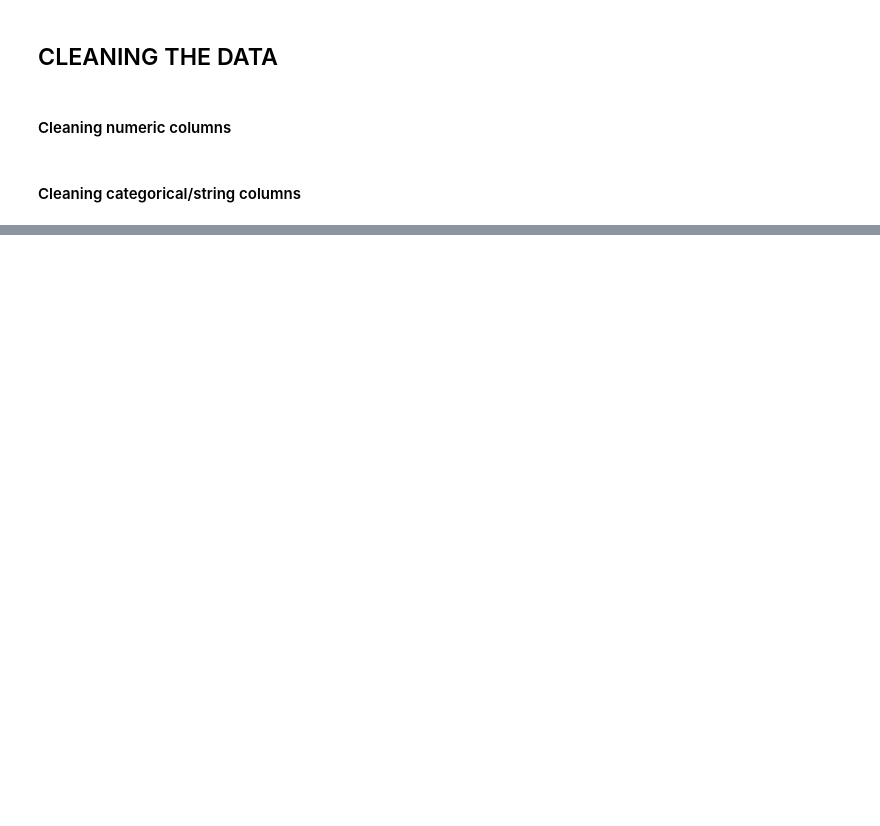
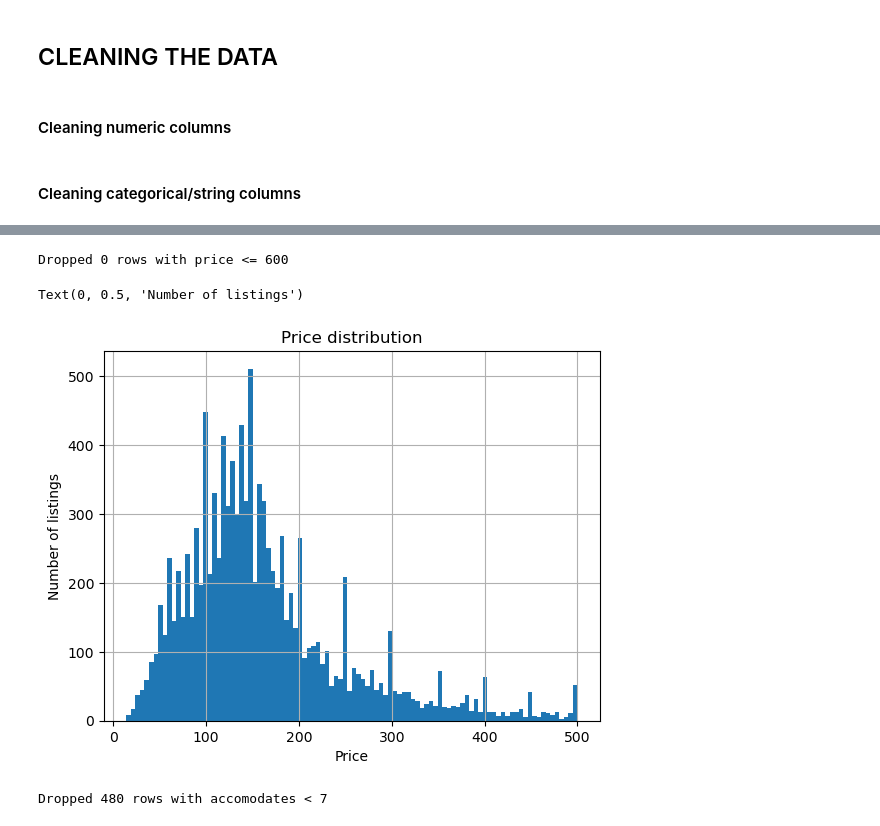
Before and after one commit to szilvasipeter2000/Data-Analysis-3, a Jupyter notebook: assignment-2/assignment2-working.ipynb, the cells around one changed output, grey strips where cells are left out. Drawn from its saved outputs; the diff is of its cells as text; code cells hidden in the pictures; blank space fills up the shorter version.

Commit message:
finished cleaning, started eda

```diff
--- a/assignment-2/assignment2-working.ipynb
+++ b/assignment-2/assignment2-working.ipynb
@@ -174,0 +145,6 @@ unique_amenities
+# %%
+# Rename room type because it is too long
+listings["room_type"] = listings["room_type"].map(
+    {"Entire home/apt": "Entire",
+        "Private room": "Private",
+        "Shared room": "Shared",})
@@ -175,3 +190,30 @@ unique_amenities
+# %%
+# clean amenities column
+# convert the amenities column to a list of amenities instead of a string
+listings['new_amenities'] = listings['amenities'].apply(lambda x:ast.literal_eval(x)) # ast.literal_eval() to converts string to list so that way i can just get the values as a list
+
+# create a list of all amenities
+all_amentities = []
+
+for list in listings['new_amenities']:
+    for amenity in list:
+        all_amentities.append(amenity)
+
+# create a series of the 100 most frequent amenities
+top100_amenities = pd.Series(all_amentities).value_counts().head(100)
+
+# create a list of the top 100 amenities
+amenities_list = top100_amenities.index.tolist()
+
+# create a variable for each top 100 amenity
+for my_amenities in amenities_list:
+    listings[my_amenities] = listings['new_amenities'].apply(lambda x: 1 if my_amenities in x else 0)
+
+# rename columns, as amenities can have spaces and uppercase characters
+listings.columns = [name.replace(' ', '_').lower() for name in listings.columns]
+
+# drop the original amenities column
+listings = listings.drop(columns=['amenities', 'new_amenities'])
 # %%
 listings['host_response_time'].value_counts()
 # %% [output]
@@ -203,0 +293,25 @@ listings.T
+# %%
+## drop unreasonable prices
+before = listings.shape[0]
+listings = listings[listings['price'] <= 600]
+after = listings.shape[0]
+print(f"Dropped {before - after} rows with price <= 600")
+# %% [output]
+Dropped 0 rows with price <= 600
+# %%
+listings['price'].hist(bins = 100)
+plt.title('Price distribution')
+plt.xlabel('Price')
+plt.ylabel('Number of listings')
+ax.yaxis.set_major_formatter(PercentFormatter(xmax=10, decimals = 0))
+# %% [output]
+Text(0, 0.5, 'Number of listings')
+[figure, added]
+# %%
+## drop unreasonable prices
+before = listings.shape[0]
+listings=listings.loc[listings.accommodates < 7]
+after = listings.shape[0]
+print(f"Dropped {before - after} rows with accomodates < 7")
+# %% [output]
+Dropped 480 rows with accomodates < 7
```
Also changed, not shown: parts of 25 cells of this notebook, 1 other file.
